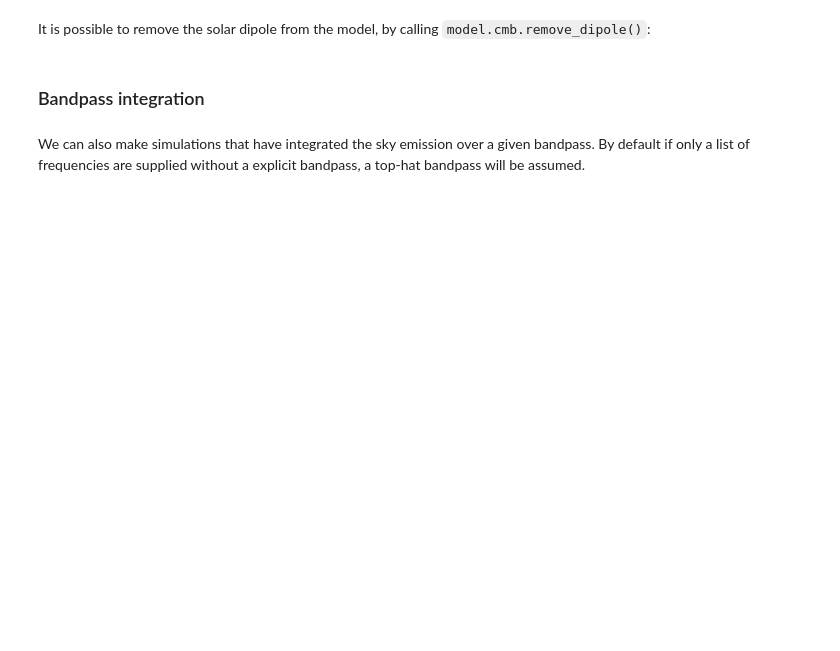
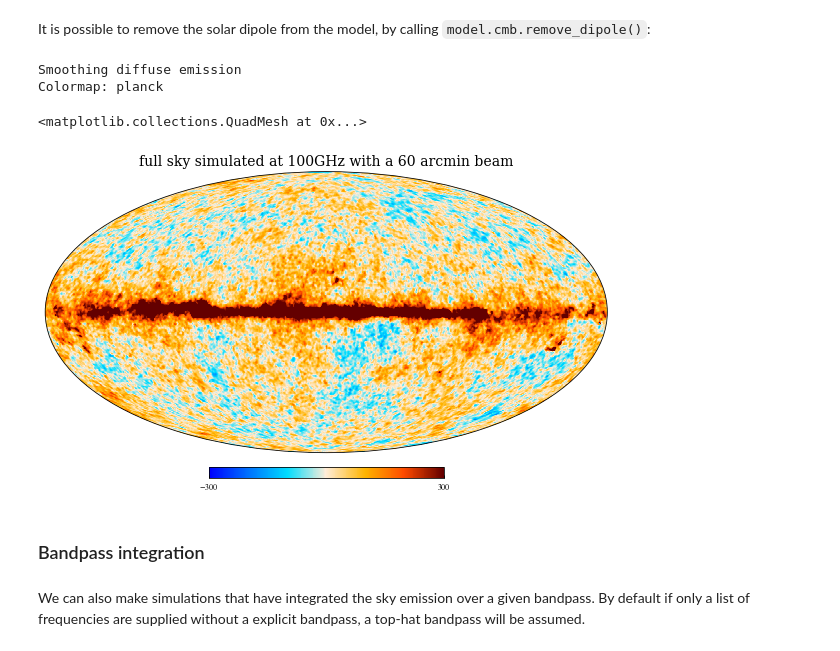
Before and after one commit to Cosmoglobe/Cosmoglobe, a Jupyter notebook: docs/tutorial.ipynb, the cells around one changed output. Cells and saved outputs as stored; diff of their text form; code cells hidden in the pictures; blank space fills up the shorter version.

```diff
--- a/docs/tutorial.ipynb
+++ b/docs/tutorial.ipynb
@@ -165,16 +236,22 @@ It is possible to remove the solar dipole from the model, by calling `model.cmb.
 # %%
 # Remove the solar dipole
 model.cmb.remove_dipole()
 
-# Simulated full sky emission at 100GHz seen by a 60 arcmin beam in units of uK_RJ
-fullsky_emission_100GHz = model(100*u.GHz, fwhm=60*u.arcmin)[0]
+# Simulated full sky emission at 100GHz seen by a 60 arcmin
+# beam in units of uK_RJ
+simulated_emission = model(100*u.GHz, fwhm=60*u.arcmin)
 
 plot(
-    fullsky_emission_100GHz,
+    simulated_emission[0],
     title='full sky simulated at 100GHz with a 60 arcmin beam',
     min=-300,
     max=300,
 )
+# %% [output]
+Smoothing diffuse emission
+Colormap: planck
+<matplotlib.collections.QuadMesh at 0x...>
+[figure, added]
 # %% [markdown]
 ### Bandpass integration
 # %% [markdown]
```
Also changed, not shown: parts of 15 cells of this notebook, 3 other files.
